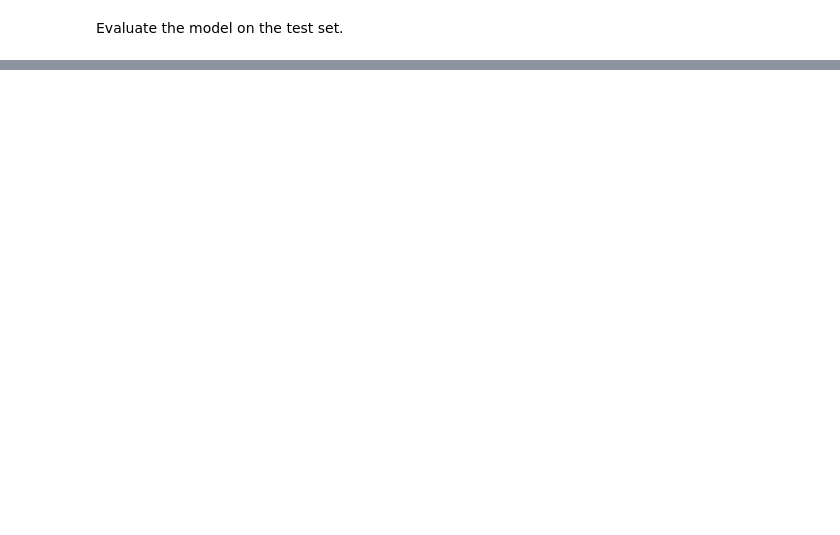
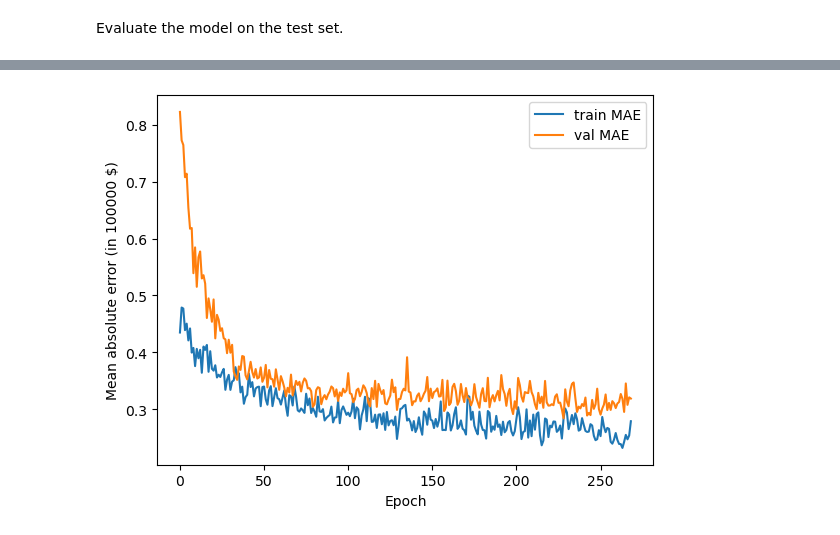
Before and after one commit to stefuthomas/NeuroverkkoTeoria, a Jupyter notebook: Assignments/Assignment2.ipynb, the cells around one changed output, grey strips where cells are left out. Drawn from its saved outputs; the diff is of its cells as text; code cells hidden in the pictures; blank space fills up the shorter version.

```diff
--- a/Assignments/Assignment2.ipynb
+++ b/Assignments/Assignment2.ipynb
@@ -119,0 +139,4 @@ Model 1 achieved a test MAE of 0.28 which is 0.2 lower than the original. The mo
+# %%
+plot_mae(history2)
+# %% [output]
+[figure, added]
```
Also changed, not shown: parts of 18 cells of this notebook.
